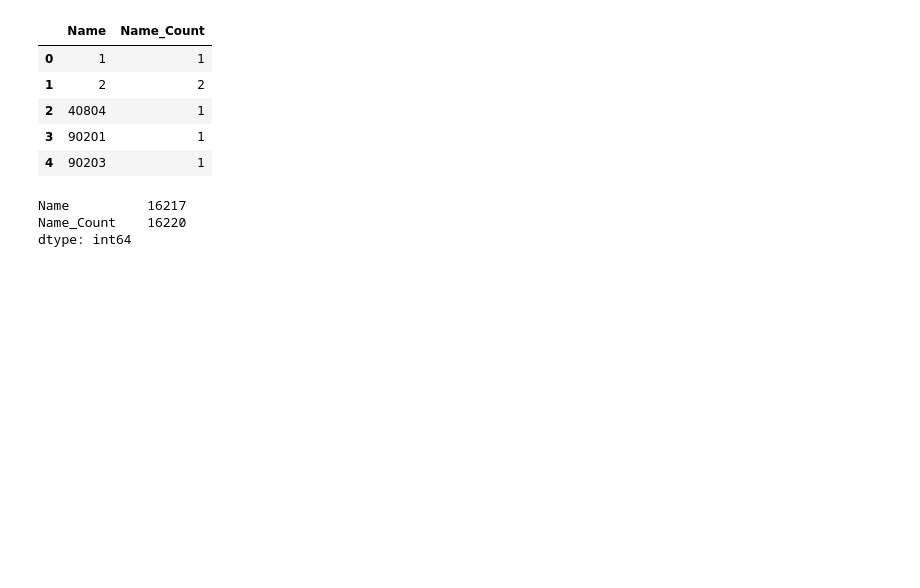
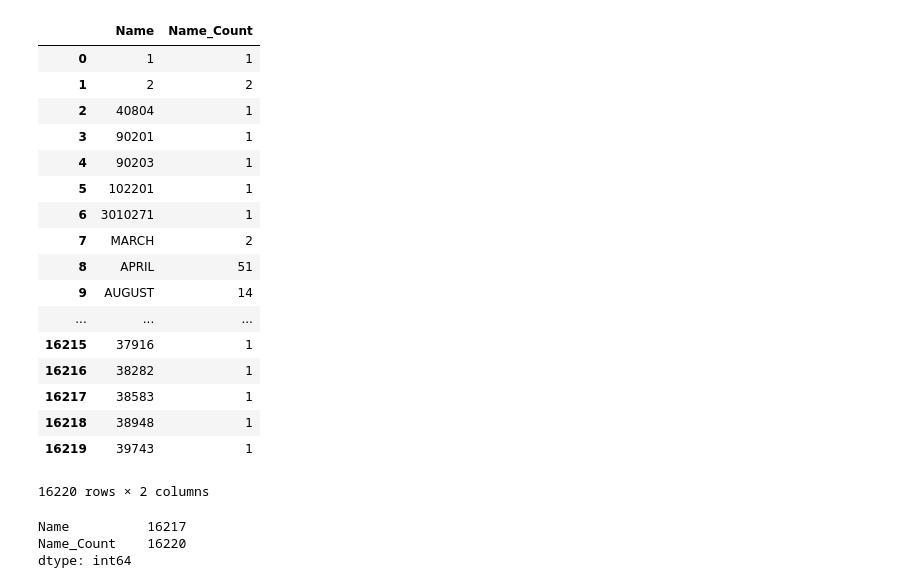
Before and after one commit to bdthai81/ETL-Dog_Time, a Jupyter notebook: Dog_Time-2.ipynb, the cells around one changed output. Drawn from its saved outputs; the diff is of its cells as text; code cells hidden in the pictures; blank space fills up the shorter version.

```diff
--- a/Dog_Time-2.ipynb
+++ b/Dog_Time-2.ipynb
@@ -8,17 +8,29 @@ Dog_licenses = "Resources/NYC_dogs_clean.csv"
 # %%
 #Reading the csv files
 Dognames_df = pd.read_csv(Dog_names)
 Doglicenses_df = pd.read_csv(Dog_licenses)
 
 #First df, showing only two columns, renaming to match second df (future merge)
 Dognames_dfsorted = Dognames_df[['Row_Labels','Count_AnimalName']]
-Dognames_dfrename = Dognames_dfsorted.rename(columns={'Row_Labels':'Name','Count_AnimalName':'Name_Count'})
-Dognames_dfrename.head()
+Dog_names = Dognames_dfsorted.rename(columns={'Row_Labels':'Name','Count_AnimalName':'Name_Count'})
+Dog_names
 # %% [output]
 |  | Name | Name_Count |
 | 0 | 1 | 1 |
 | 1 | 2 | 2 |
 | 2 | 40804 | 1 |
 | 3 | 90201 | 1 |
 | 4 | 90203 | 1 |
+| 5 | 102201 | 1 |
+| 6 | 3010271 | 1 |
+| 7 | MARCH | 2 |
+| 8 | APRIL | 51 |
+| 9 | AUGUST | 14 |
+| ... | ... | ... |
+| 16215 | 37916 | 1 |
+| 16216 | 38282 | 1 |
+| 16217 | 38583 | 1 |
+| 16218 | 38948 | 1 |
+| 16219 | 39743 | 1 |
+16220 rows × 2 columns
 # %%
```
Also changed, not shown: parts of 12 cells of this notebook.
